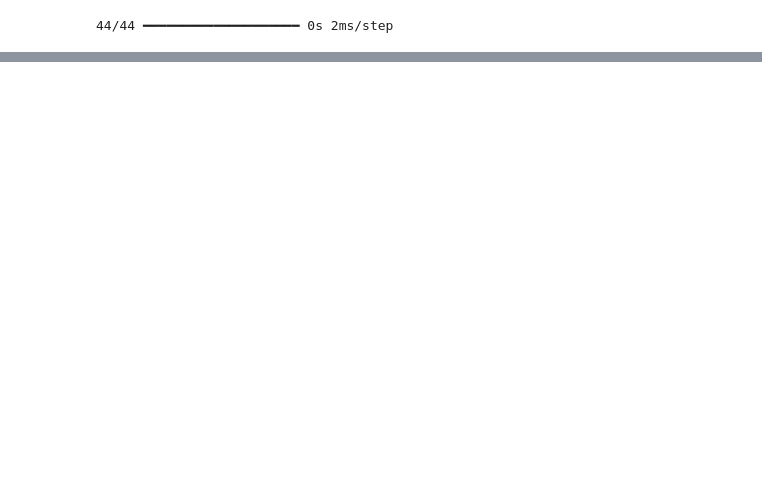
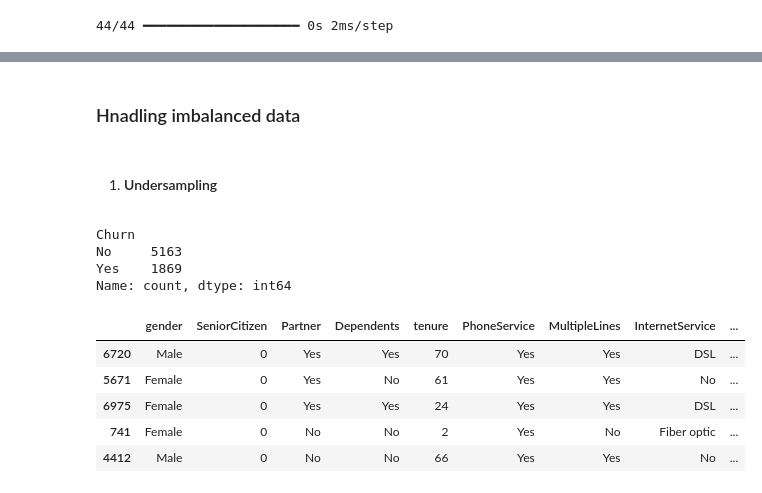
Before and after one commit to Kman0908/customer-churn, a Jupyter notebook: notebook.ipynb, the cells around one changed output, grey strips where cells are left out. Saved outputs shown, nothing was run; the diff lists cells and outputs as text; code cells hidden in the pictures; blank space fills up the shorter version.

```diff
--- a/notebook.ipynb
+++ b/notebook.ipynb
@@ -312,0 +317,11 @@ sns.heatmap(np.round((tf.math.confusion_matrix(y_test, y_pred)), 2), annot = Tru
+# %% [markdown]
+### Hnadling imbalanced data
+# %% [markdown]
+1. #### Undersampling
+# %%
+data['Churn'].value_counts()
+# %% [output]
+Churn
+No     5163
+Yes    1869
+Name: count, dtype: int64
@@ -312,0 +330,15 @@ sns.heatmap(np.round((tf.math.confusion_matrix(y_test, y_pred)), 2), annot = Tru
+# %%
+y_0 = data[data['Churn'] == 'No']
+y_1 = data[data['Churn'] == 'Yes']
+# %%
+y_0 = y_0.sample(1869)
+
+data1 = pd.concat([y_0, y_1])
+data1.head()
+# %% [output]
+|  | gender | SeniorCitizen | Partner | Dependents | tenure | PhoneService | MultipleLines | InternetService | ... |
+| 6720 | Male | 0 | Yes | Yes | 70 | Yes | Yes | DSL | ... |
+| 5671 | Female | 0 | Yes | No | 61 | Yes | Yes | No | ... |
+| 6975 | Female | 0 | Yes | Yes | 24 | Yes | Yes | DSL | ... |
+| 741 | Female | 0 | No | No | 2 | Yes | No | Fiber optic | ... |
+| 4412 | Male | 0 | No | No | 66 | Yes | Yes | No | ... |
```
Also changed, not shown: parts of 17 cells of this notebook.
